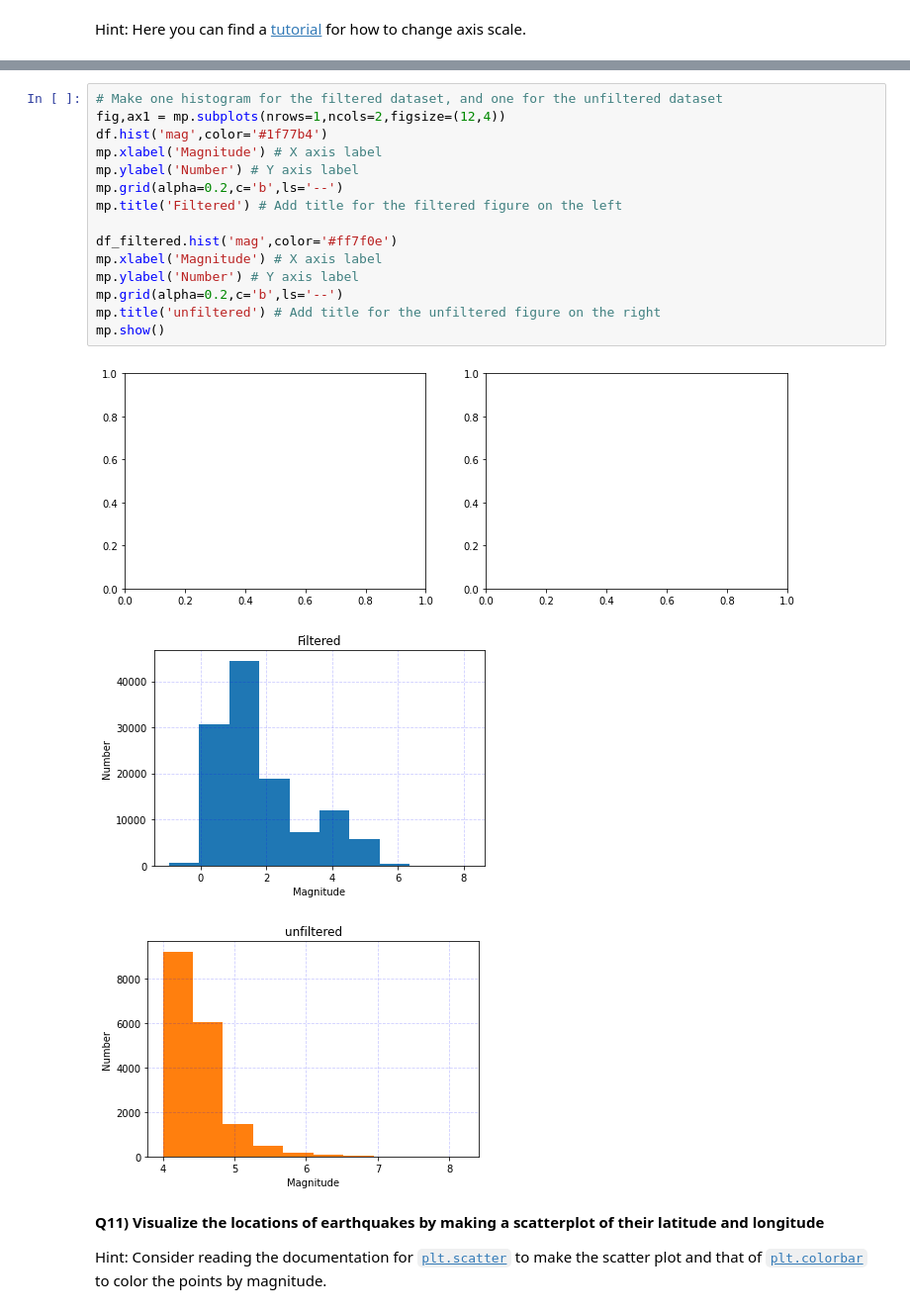
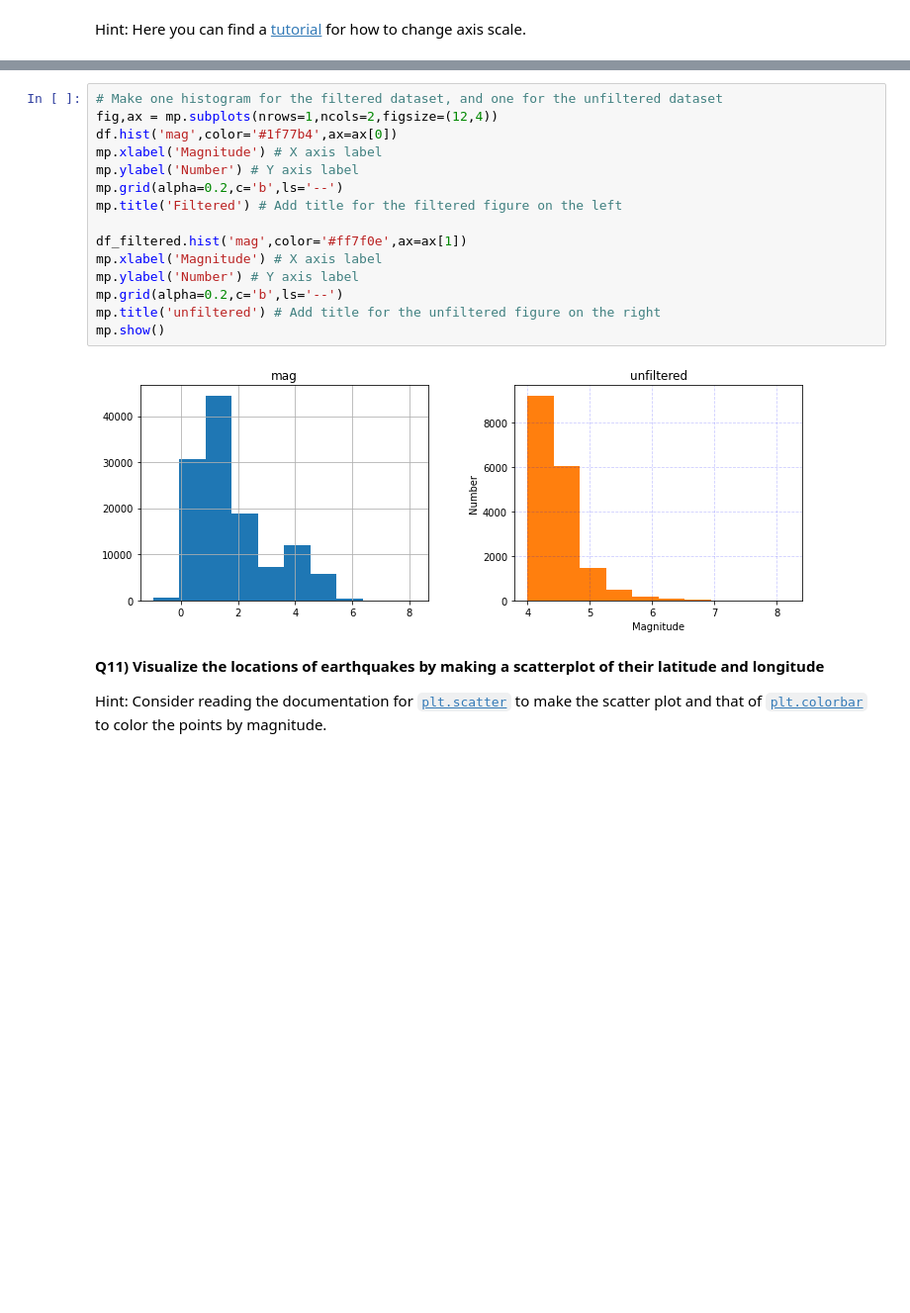
Before and after one commit to fredlardet/2022_Intro_Python, a Jupyter notebook: Exercises/W3_S1.ipynb, the cells around one changed output, grey strips where cells are left out. Shown at 99% size. Cells and saved outputs as stored; diff of their text form; blank space fills up the shorter version.

```diff
--- a/Exercises/W3_S1.ipynb
+++ b/Exercises/W3_S1.ipynb
@@ -326,23 +325,21 @@ AttributeError: ignored
 ![aaaaa10.jpg](embedded-picture-1)
 # %%
 # Make one histogram for the filtered dataset, and one for the unfiltered dataset
-fig,ax1 = mp.subplots(nrows=1,ncols=2,figsize=(12,4))
-df.hist('mag',color='#1f77b4')
+fig,ax = mp.subplots(nrows=1,ncols=2,figsize=(12,4))
+df.hist('mag',color='#1f77b4',ax=ax[0])
 mp.xlabel('Magnitude') # X axis label
 mp.ylabel('Number') # Y axis label
 mp.grid(alpha=0.2,c='b',ls='--')
 mp.title('Filtered') # Add title for the filtered figure on the left
 
-df_filtered.hist('mag',color='#ff7f0e')
+df_filtered.hist('mag',color='#ff7f0e',ax=ax[1])
 mp.xlabel('Magnitude') # X axis label
 mp.ylabel('Number') # Y axis label
 mp.grid(alpha=0.2,c='b',ls='--')
 mp.title('unfiltered') # Add title for the unfiltered figure on the right
 mp.show()
 # %% [output]
-[figure, old version]
+[figure, new version]
-[figure, removed]
-[figure, removed]
 # %% [markdown]
 **Q11) Visualize the locations of earthquakes by making a scatterplot of their latitude and longitude**
 
```
Also changed, not shown: parts of 2 cells of this notebook.
